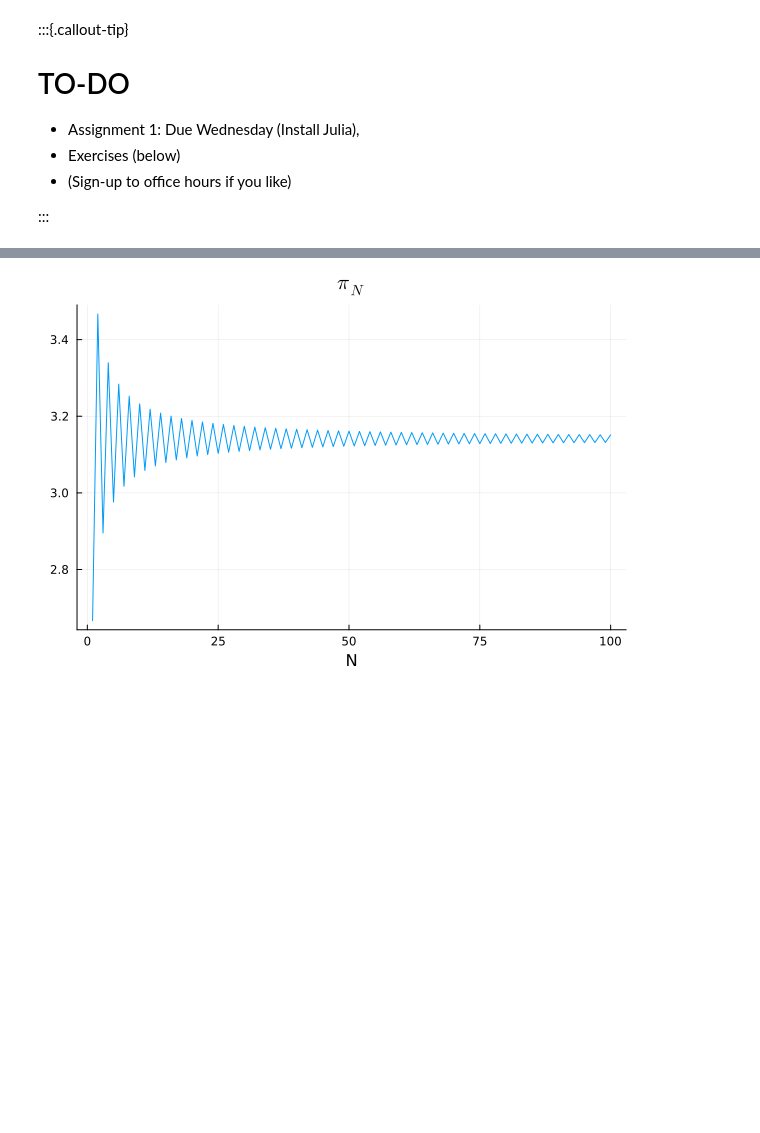
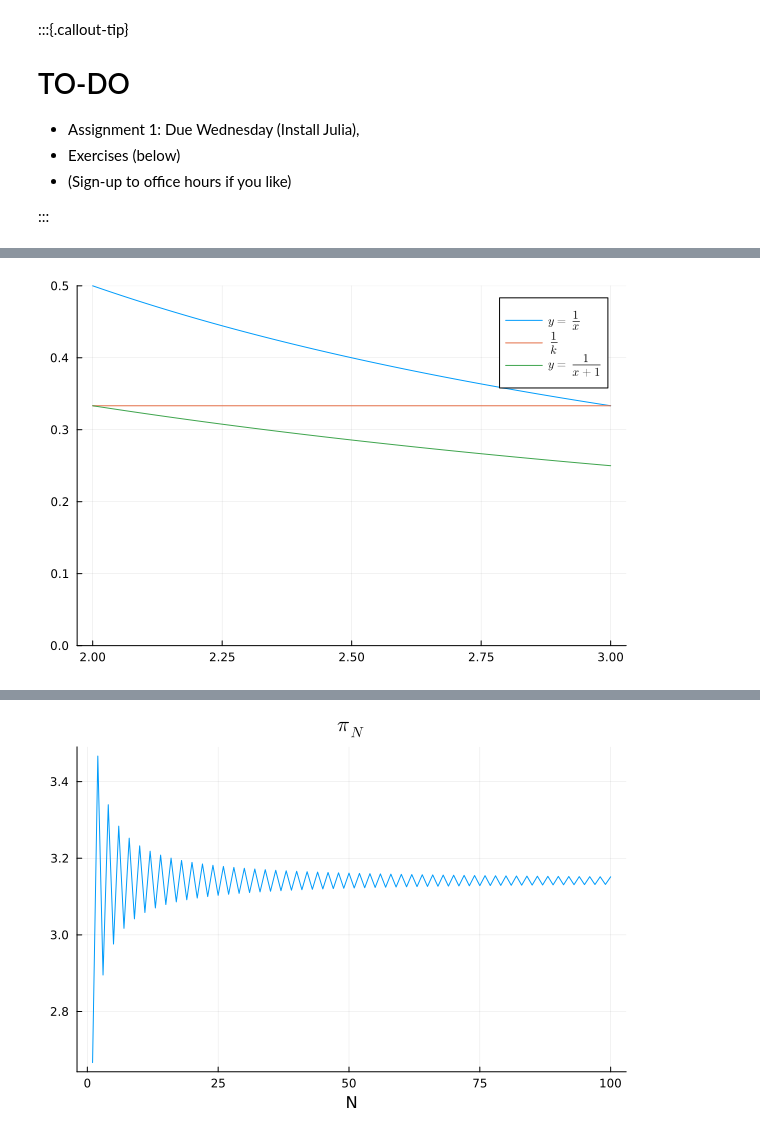
Before and after one commit to jackrthomas/Math5485, a Jupyter notebook: lectures/L01.ipynb, the cells around one changed output, grey strips where cells are left out. Cells and saved outputs as stored; diff of their text form; code cells hidden in the pictures; blank space fills up the shorter version.

```diff
--- a/lectures/L01.ipynb
+++ b/lectures/L01.ipynb
@@ -521,0 +641,7 @@ approximate $\pi$ by using the Taylor expansion of $\arctan$ together with the f
+# %%
+k=3; x = range(k-1,k, 100);
+plot( x, [x.^(-1) ones(100)./k (x .+ 1).^(-1)],
+    ylims=(0,1/(k-1)),
+    label=[L"y=\frac{1}{x}" L"\frac{1}{k}" L"y=\frac{1}{x+1}"] )
+# %% [output]
+[figure, added]
```
Also changed, not shown: parts of 27 cells of this notebook, 7 other files.
